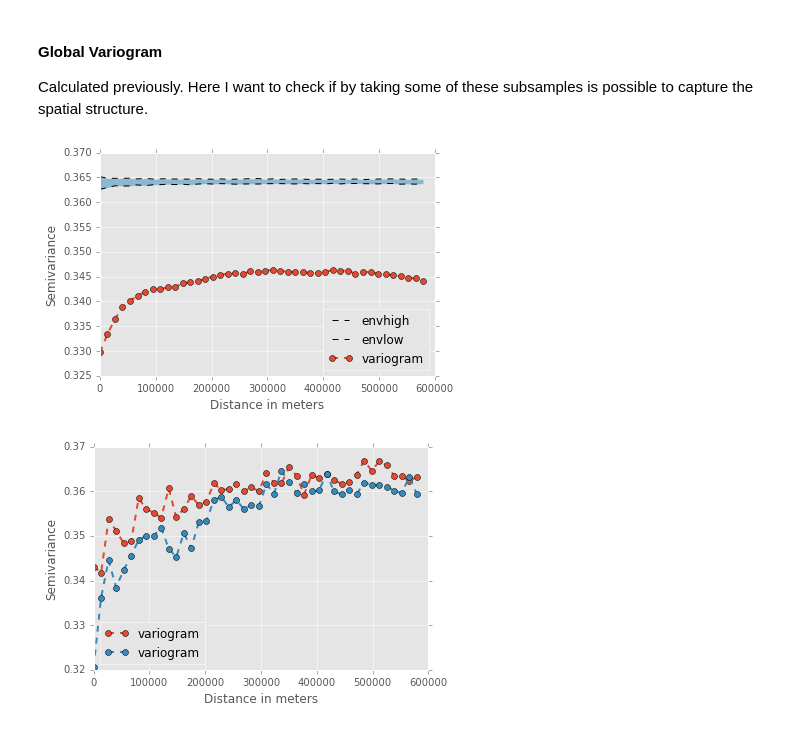
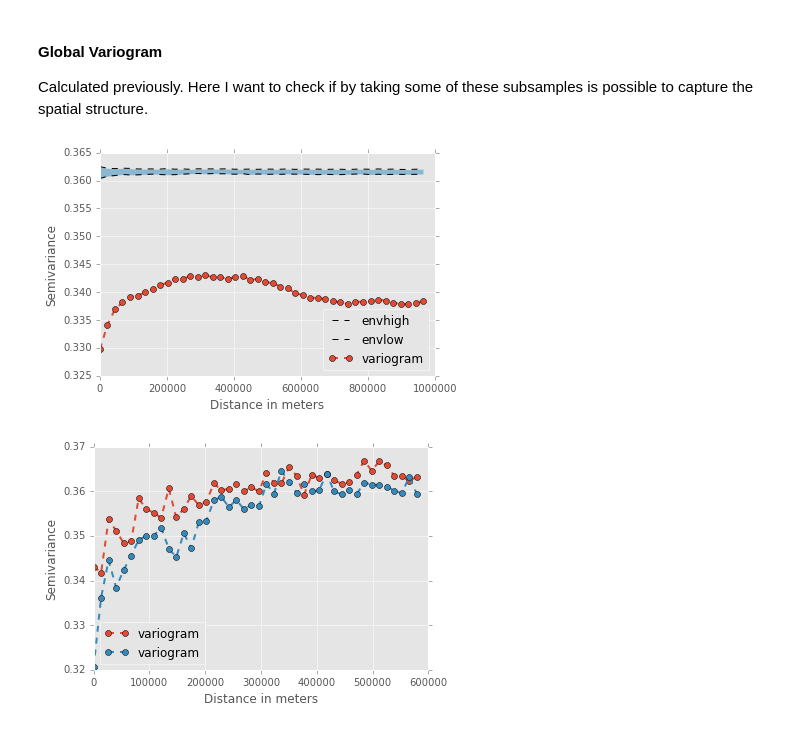
Before and after one commit to molgor/spystats, a Jupyter notebook: notebooks/Analysis_spatial_autocorrelation_with_empirical_variogram_using_GLS.ipynb, the cells around one changed output. Saved outputs shown, nothing was run; the diff lists cells and outputs as text; code cells hidden in the pictures.

```diff
--- a/notebooks/Analysis_spatial_autocorrelation_with_empirical_variogram_using_GLS.ipynb
+++ b/notebooks/Analysis_spatial_autocorrelation_with_empirical_variogram_using_GLS.ipynb
@@ -152,16 +152,17 @@ Calculated previously. Here I want to check if by taking some of these subsample
 # %%
 thrs_dist = 600000
 nt = 30 # num iterations
-filename = "../HEC_runs/results/low_q/data_envelope.csv"
+filename = "../HEC_runs/results/logbiomas_logsppn_res.csv"
+#filename = "../HEC_runs/results/low_q/data_envelope.csv"
 envelope_data = pd.read_csv(filename)
 gvg = tools.Variogram(new_data,'logBiomass',using_distance_threshold=thrs_dist)
 gvg.envelope = envelope_data
 gvg.empirical = gvg.envelope.variogram
 gvg.lags = gvg.envelope.lags
 vdata = gvg.envelope.dropna()
 gvg.plot(refresh=False,legend=False)
 # %% [output]
-[figure, old version]
+[figure, new version]
 # %%
 ## For systematic sample
 systematic_variogram = tools.Variogram(systematic_sample,'logBiomass',using_distance_threshold=thrs_dist)
```
Also changed, not shown: parts of 2 cells of this notebook, 4 other files.
